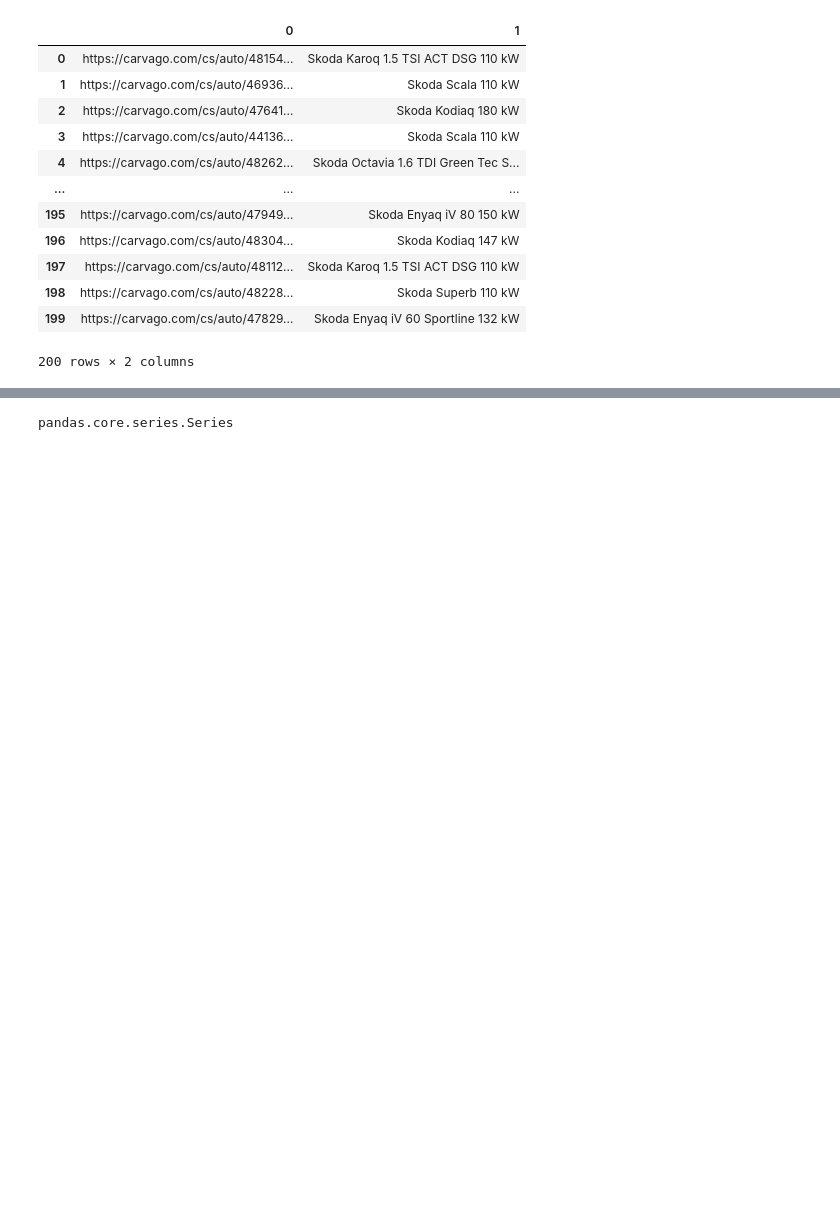
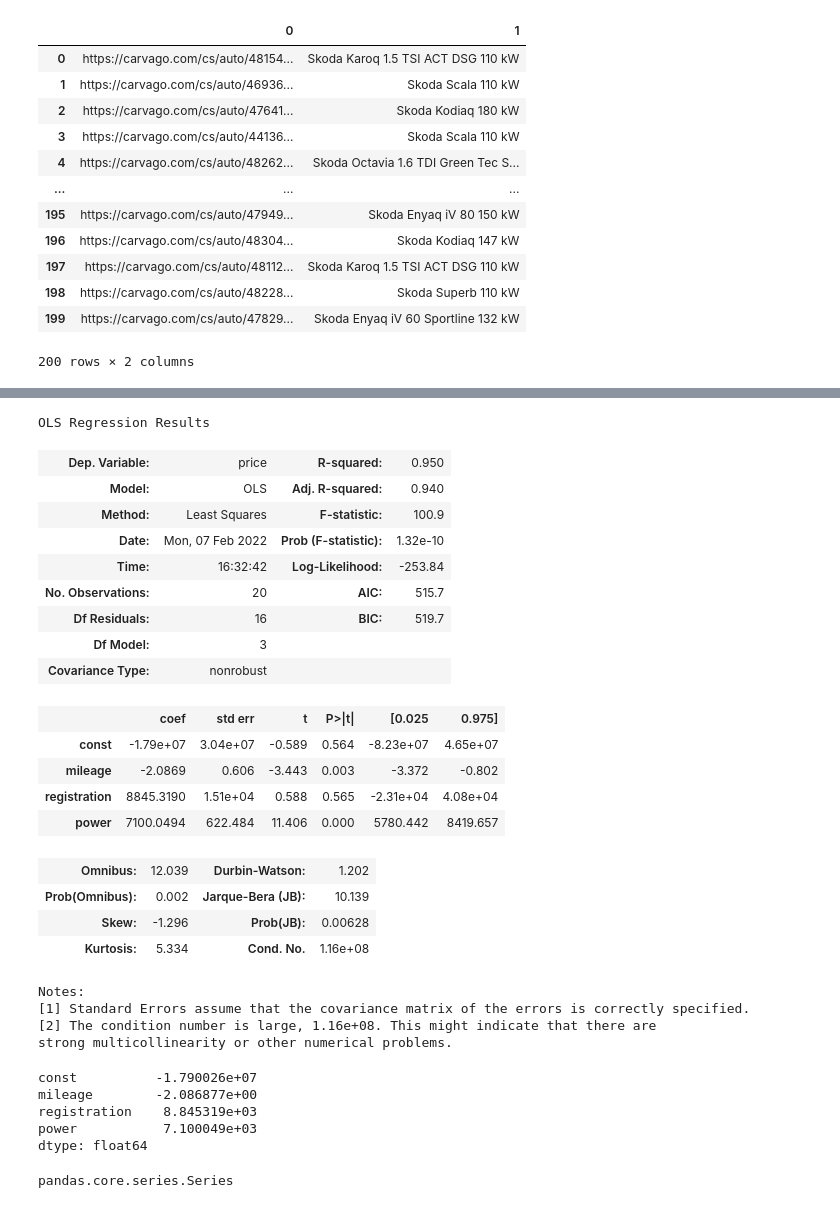
Before and after one commit to Dvorpet/final_project, a Jupyter notebook: training_code.ipynb, the cells around one changed output, grey strips where cells are left out. Cells and saved outputs as stored; diff of their text form; code cells hidden in the pictures; blank space fills up the shorter version.

```diff
--- a/training_code.ipynb
+++ b/training_code.ipynb
@@ -264,0 +290,4 @@ df2
+# %%
+df2['mileage'] = [sub.split('km')[0] for sub in df2['mileage']]
+df2['mileage'] = [int(sub.replace('\xa0','')) for sub in df2['mileage']]
+df2['mileage']
@@ -264,0 +312,3 @@ df2
+# %%
+df2['registration'] = [int(sub.split('/')[1]) for sub in df2['registration']]
+df2['registration']
@@ -264,0 +333,3 @@ df2
+# %%
+df2['power'] = [int(sub.split(' ')[0]) for sub in df2['power']]
+df2['power']
@@ -264,0 +354,3 @@ df2
+# %%
+df2.drop(['name','country','transmission','fueltype'], inplace=True, axis=1)
+df2.head()
@@ -265,3 +366,37 @@ df2
+# %%
+ols_functions.simplemodel(df2)
+# %% [output]
+OLS Regression Results
+| Dep. Variable: | price | R-squared: | 0.950 |
+| Model: | OLS | Adj. R-squared: | 0.940 |
+| Method: | Least Squares | F-statistic: | 100.9 |
+| Date: | Mon, 07 Feb 2022 | Prob (F-statistic): | 1.32e-10 |
+| Time: | 16:32:42 | Log-Likelihood: | -253.84 |
+| No. Observations: | 20 | AIC: | 515.7 |
+| Df Residuals: | 16 | BIC: | 519.7 |
+| Df Model: | 3 |  |  |
+| Covariance Type: | nonrobust |  |  |
+|  | coef | std err | t | P>|t| | [0.025 | 0.975] |
+| const | -1.79e+07 | 3.04e+07 | -0.589 | 0.564 | -8.23e+07 | 4.65e+07 |
+| mileage | -2.0869 | 0.606 | -3.443 | 0.003 | -3.372 | -0.802 |
+| registration | 8845.3190 | 1.51e+04 | 0.588 | 0.565 | -2.31e+04 | 4.08e+04 |
+| power | 7100.0494 | 622.484 | 11.406 | 0.000 | 5780.442 | 8419.657 |
+| Omnibus: | 12.039 | Durbin-Watson: | 1.202 |
+| Prob(Omnibus): | 0.002 | Jarque-Bera (JB): | 10.139 |
+| Skew: | -1.296 | Prob(JB): | 0.00628 |
+| Kurtosis: | 5.334 | Cond. No. | 1.16e+08 |
+Notes:
+[1] Standard Errors assume that the covariance matrix of the errors is correctly specified.
+[2] The condition number is large, 1.16e+08. This might indicate that there are
+strong multicollinearity or other numerical problems.
+# %%
+ols_functions.modelparameters(df2)
+# %% [output]
+const          -1.790026e+07
+mileage        -2.086877e+00
+registration    8.845319e+03
+power           7.100049e+03
+dtype: float64
 # %%
 type(df2['price'])
 # %% [output]
```
Also changed, not shown: parts of 18 cells of this notebook, 2 other files.
